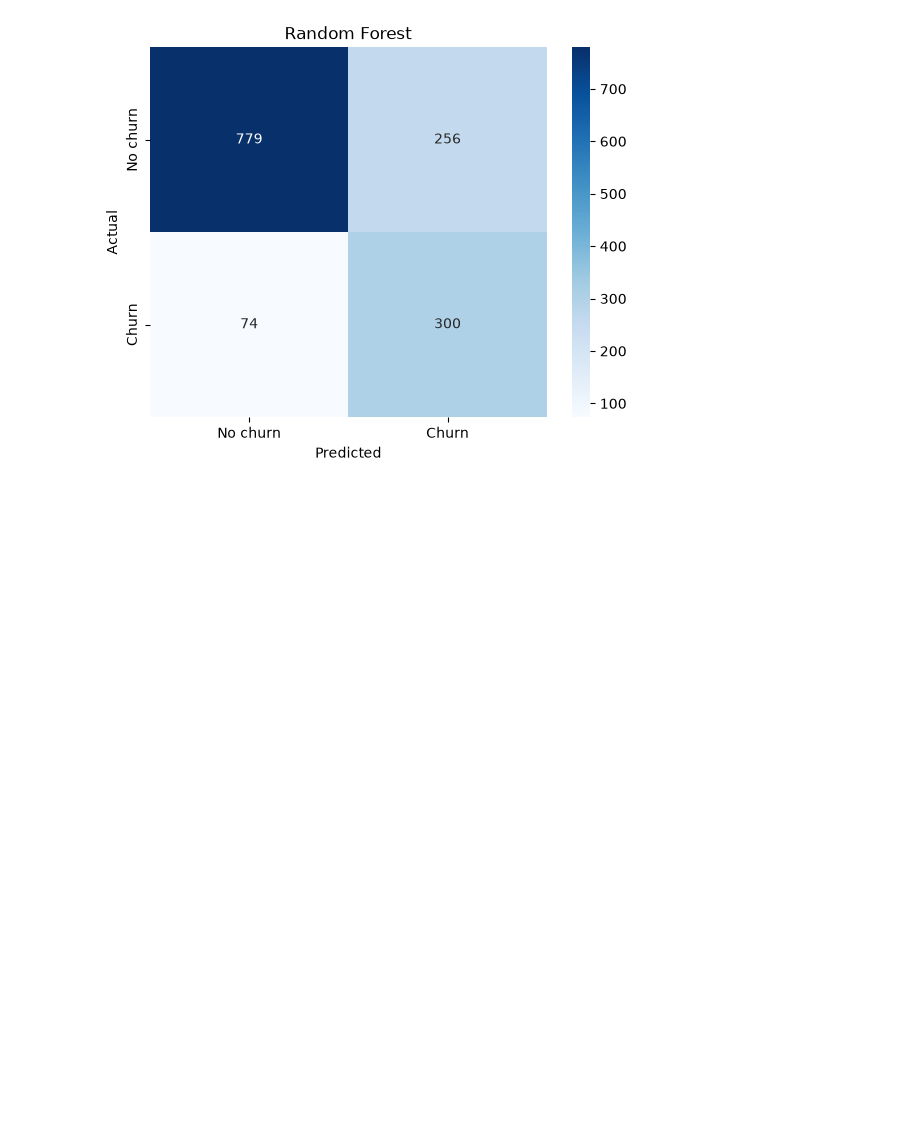
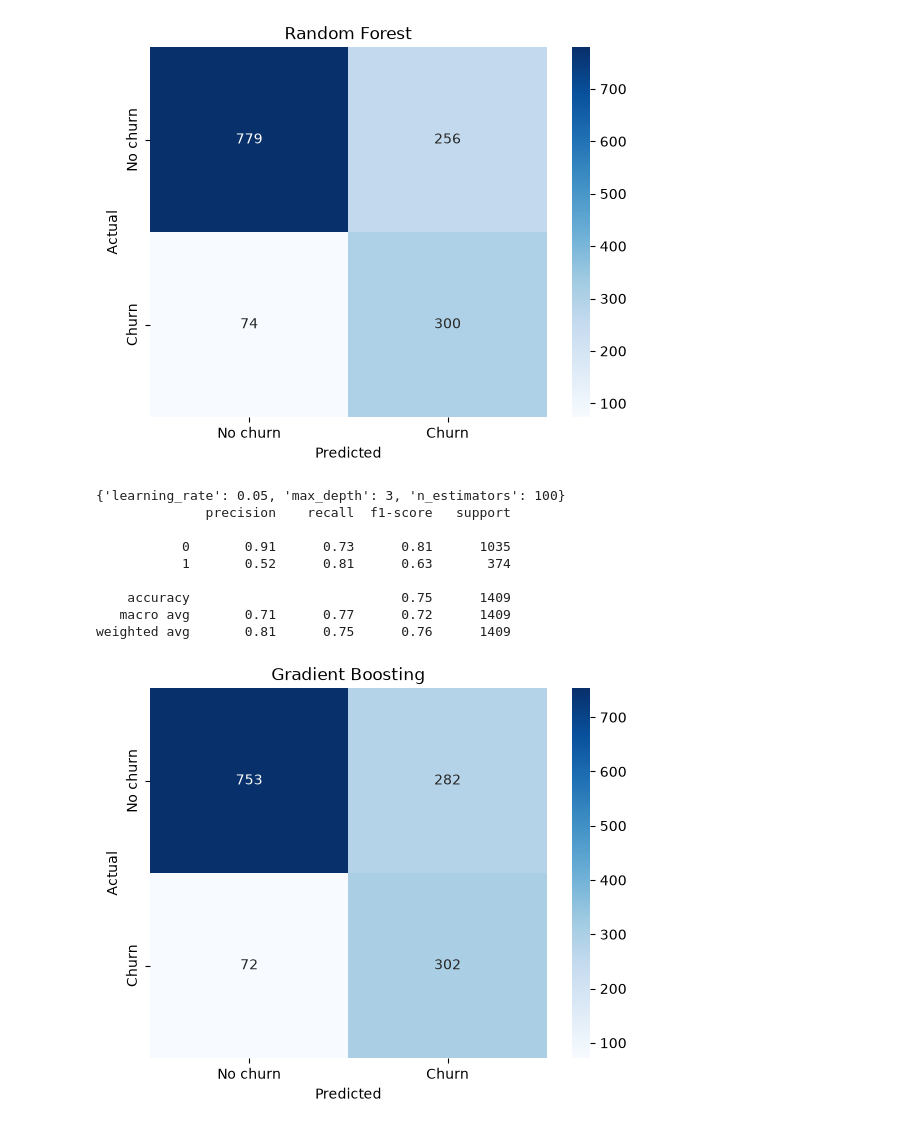
Before and after one commit to SajaAboulmagd05/Customer_Churn_Project, a Jupyter notebook: notebooks/03_classification.ipynb, the cells around one changed output. Cells and saved outputs as stored; diff of their text form; code cells hidden in the pictures; blank space fills up the shorter version.

```diff
--- a/notebooks/03_classification.ipynb
+++ b/notebooks/03_classification.ipynb
@@ -173,3 +173,24 @@ evaluate_model('Random Forest', grid_rf.best_estimator_, X_test_scaled, y_test)
    macro avg       0.73      0.78      0.74      1409
 weighted avg       0.81      0.77      0.78      1409
 [figure]
+# %%
+from sklearn.utils.class_weight import compute_sample_weight
+
+sample_weights = compute_sample_weight('balanced', y_train)
+
+param_grid = {'n_estimators': [100, 200], 'learning_rate': [0.05, 0.1], 'max_depth': [2, 3]}
+grid_gb = GridSearchCV(GradientBoostingClassifier(random_state=42), param_grid, scoring='f1', cv=5)
+grid_gb.fit(X_train_scaled, y_train, sample_weight=sample_weights)
+print(grid_gb.best_params_)
+evaluate_model('Gradient Boosting', grid_gb.best_estimator_, X_test_scaled, y_test)
+# %% [output]
+{'learning_rate': 0.05, 'max_depth': 3, 'n_estimators': 100}
+              precision    recall  f1-score   support
+
+           0       0.91      0.73      0.81      1035
+           1       0.52      0.81      0.63       374
+
+    accuracy                           0.75      1409
+   macro avg       0.71      0.77      0.72      1409
+weighted avg       0.81      0.75      0.76      1409
+[figure, added]
```
Also changed, not shown: parts of 4 cells of this notebook.
